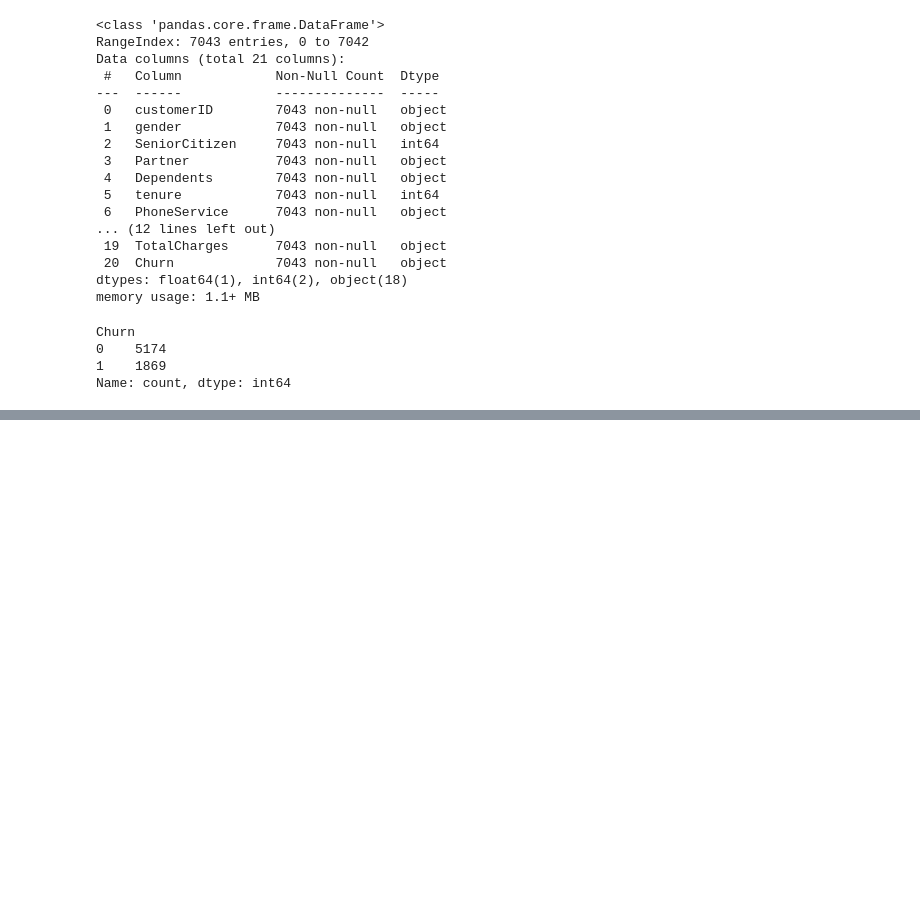
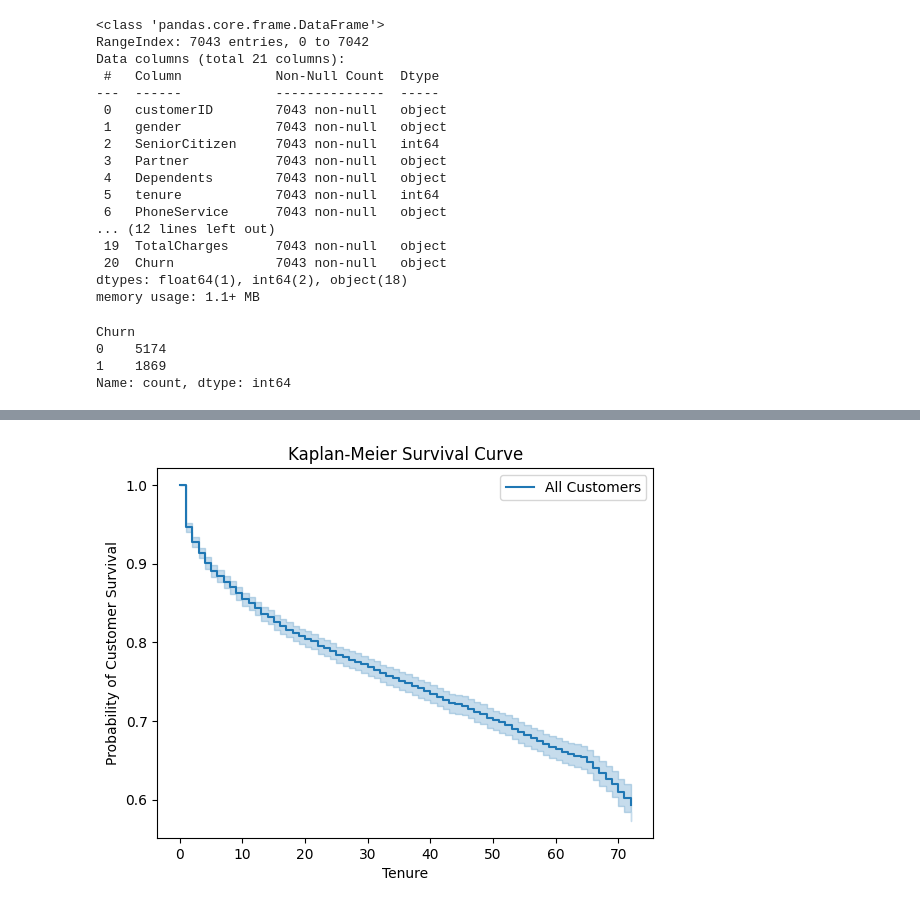
Before and after one commit to blessycode/customer-churn, a Jupyter notebook: survivalanalysis.ipynb, the cells around one changed output, grey strips where cells are left out. Drawn from its saved outputs; the diff is of its cells as text; code cells hidden in the pictures; blank space fills up the shorter version.

Commit message:
feat:kaplan meier survival analysis

```diff
--- a/survivalanalysis.ipynb
+++ b/survivalanalysis.ipynb
@@ -68,0 +140,12 @@ eventvar = data["Churn"]
+# %%
+#initialising the kaplan meier fitter
+kmf = KaplanMeierFitter()
+#Calculate the K-M curve for all groups
+kmf.fit(timevar,event_observed = eventvar,label = "All Customers")
+
+kmf.plot()
+plt.ylabel('Probability of Customer Survival')
+plt.xlabel('Tenure')
+plt.title('Kaplan-Meier Survival Curve');
+# %% [output]
+[figure, added]
```
Also changed, not shown: parts of 7 cells of this notebook, 2 other files.
